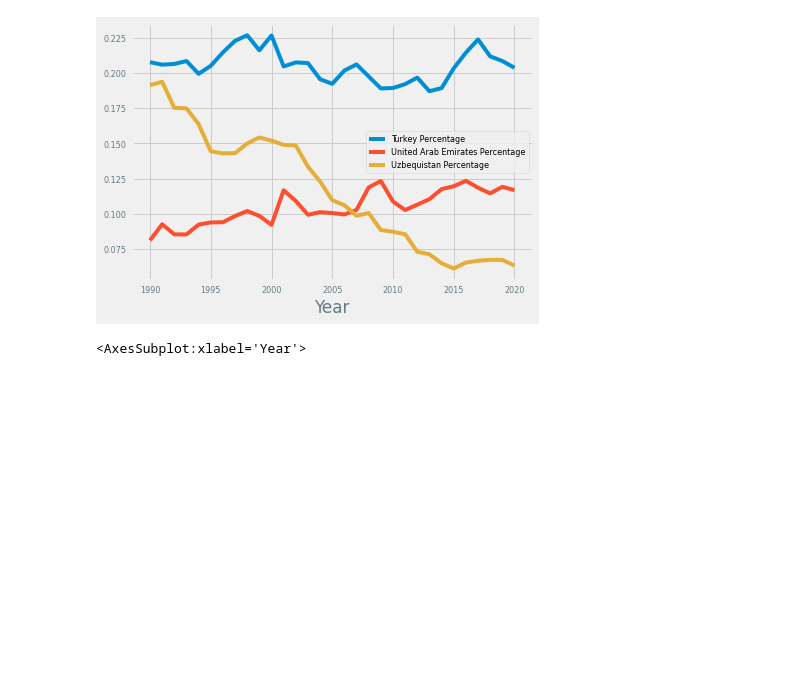
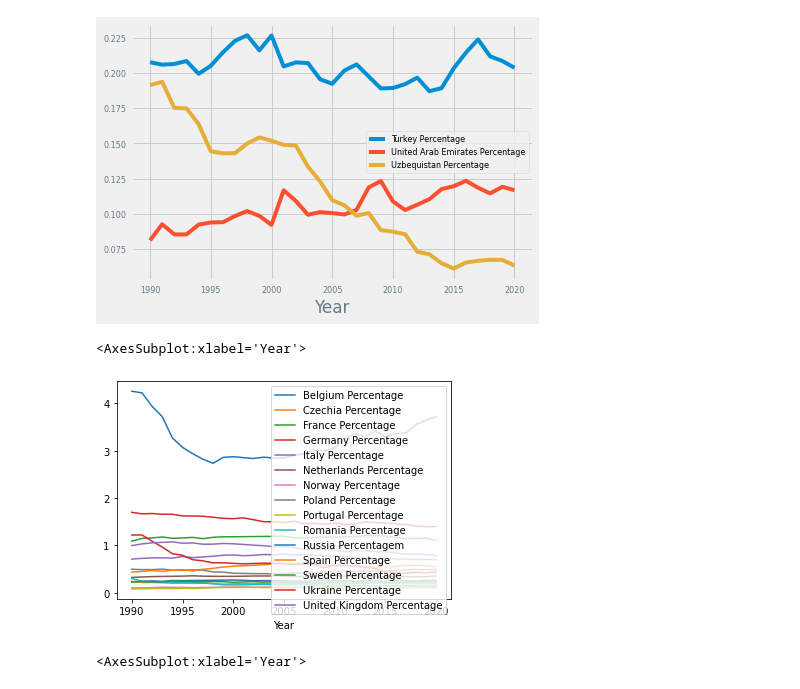
Before and after one commit to Alimva/Trabalho-Final-de-Dados, a Jupyter notebook: main/Notebooks/EDAs/alice_martins.ipynb, the cells around one changed output. Drawn from its saved outputs; the diff is of its cells as text; code cells hidden in the pictures; blank space fills up the shorter version.

```diff
--- a/main/Notebooks/EDAs/alice_martins.ipynb
+++ b/main/Notebooks/EDAs/alice_martins.ipynb
@@ -3550,6 +3555,11 @@ asia_percentage.iloc[: ,12:].plot()
 # %% [output]
 <AxesSubplot:xlabel='Year'>
 [figure]
+# %%
+europe_percentage.plot()
+# %% [output]
+<AxesSubplot:xlabel='Year'>
+[figure, added]
 # %%
 europe_percentage.iloc[:,:6].plot()
 # %% [output]
```
Also changed, not shown: parts of 2 cells of this notebook, 8 other files.
